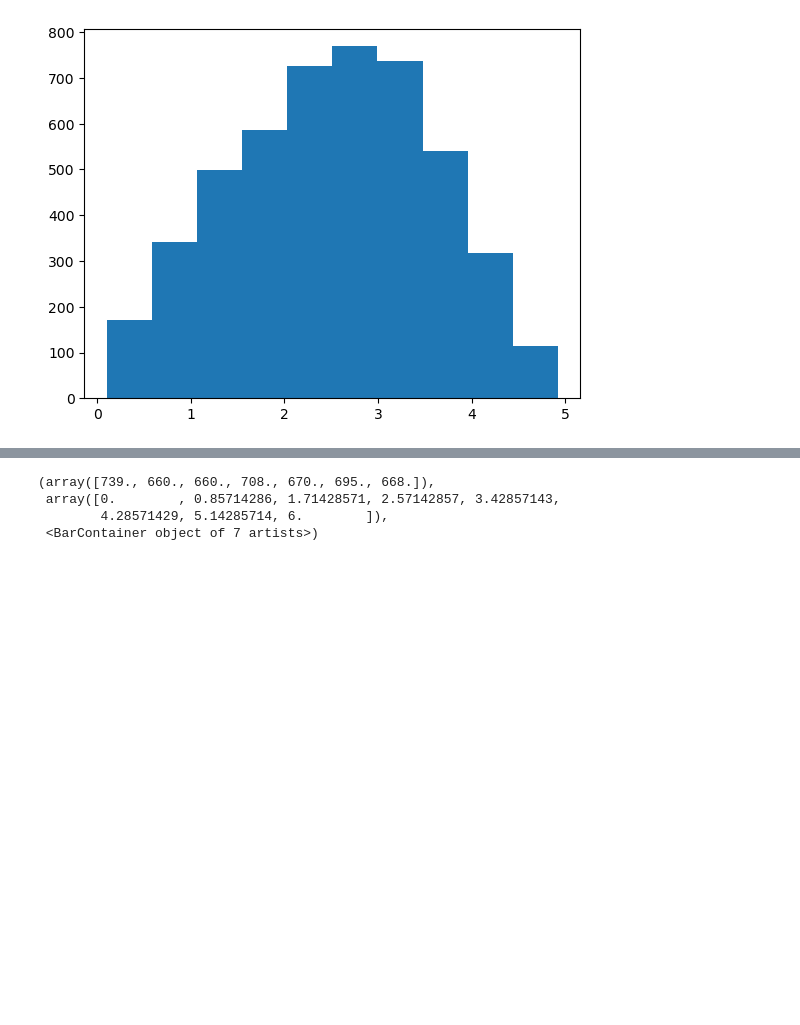
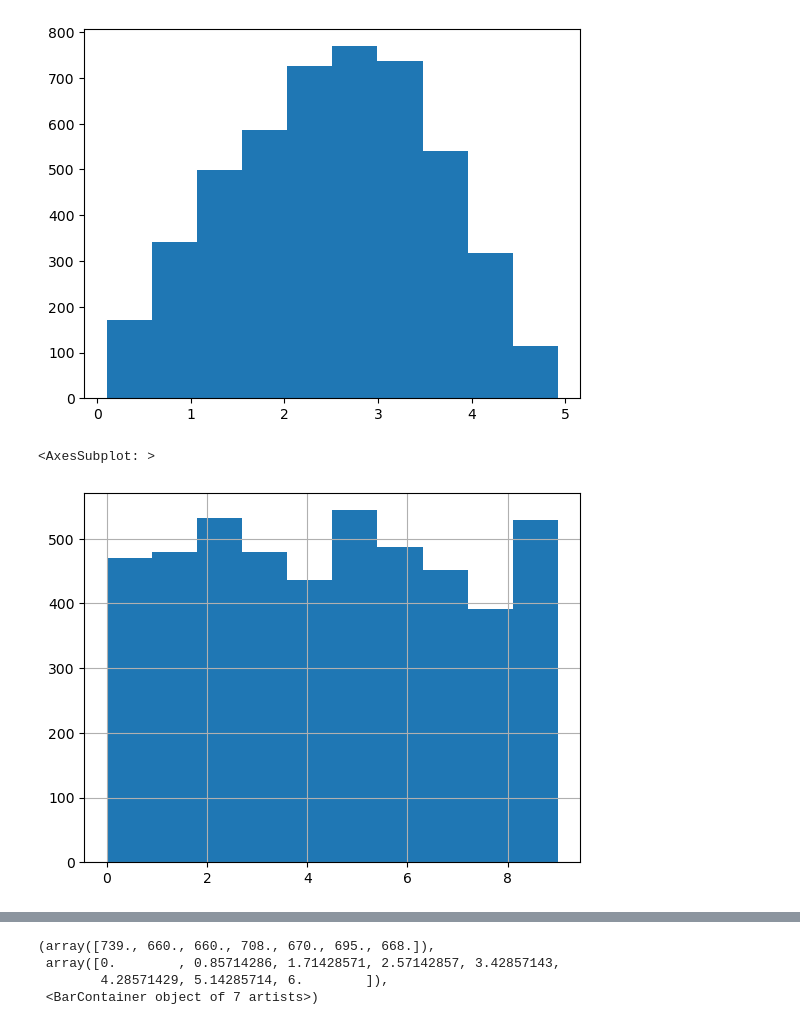
Before and after one commit to quentinchichery/hackathon-peren-2022, a Jupyter notebook: 01-exploration.ipynb, the cells around one changed output, grey strips where cells are left out. Saved outputs shown, nothing was run; the diff lists cells and outputs as text; code cells hidden in the pictures; blank space fills up the shorter version.

```diff
--- a/01-exploration.ipynb
+++ b/01-exploration.ipynb
@@ -124,3 +109,8 @@ plt.hist(df['distance'])
         4.91848353]),
  <BarContainer object of 10 artists>)
 [figure]
+# %%
+df['rain'].hist()
+# %% [output]
+<AxesSubplot: >
+[figure, added]
```
Also changed, not shown: parts of 13 cells of this notebook.
